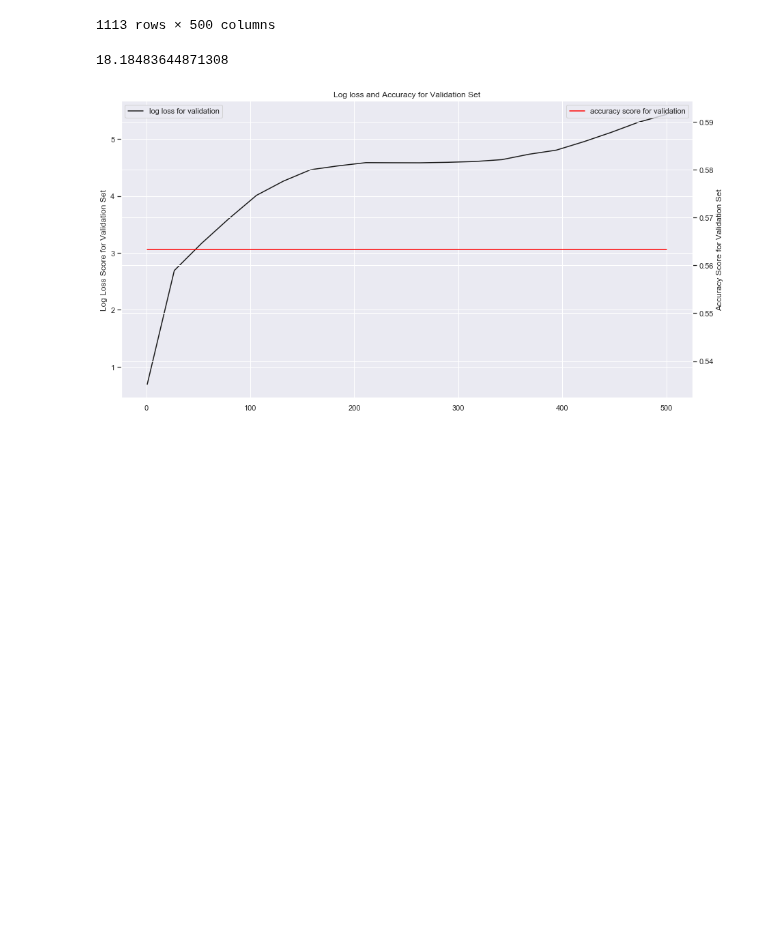
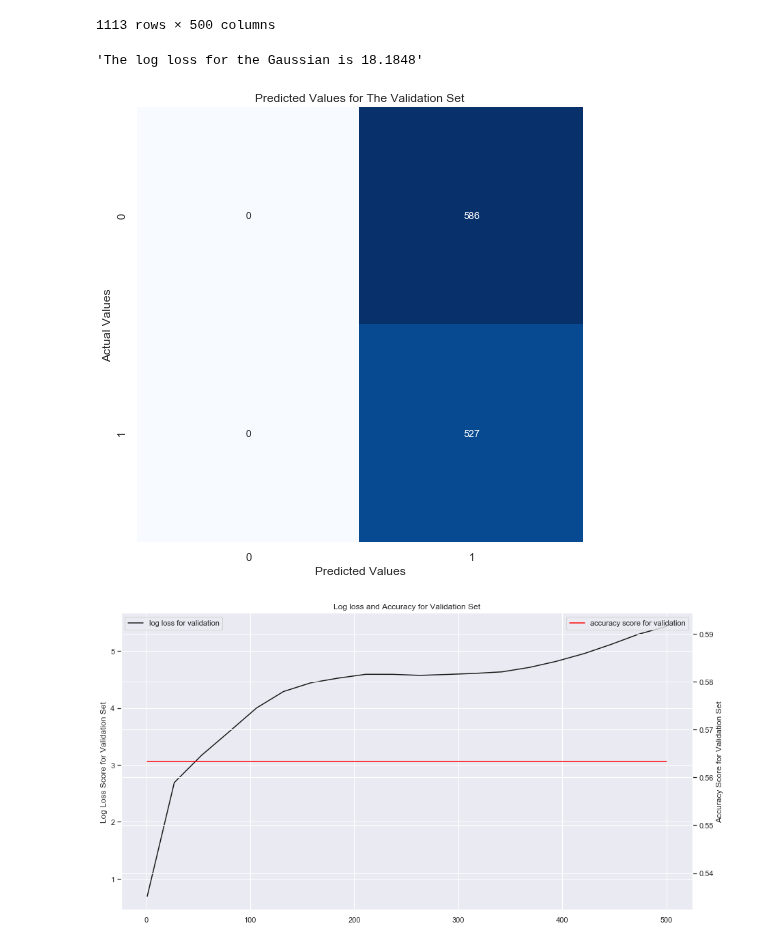
Before and after one commit to aadulan/iaml2018, a Jupyter notebook: Assignments/03_B_MiniChallenge.ipynb, the cells around one changed output. Saved outputs shown, nothing was run; the diff lists cells and outputs as text; code cells hidden in the pictures; blank space fills up the shorter version.

Commit message:
added plots for gaussian

```diff
--- a/Assignments/03_B_MiniChallenge.ipynb
+++ b/Assignments/03_B_MiniChallenge.ipynb
@@ -191,15 +191,35 @@ display(X_validate)
 | 1111 | 0.003057 | 0.000000 | 0.003397 | 0.003397 | 0.003736 | 0.001019 | 0.001019 | 0.002378 | 0.002378 | 0.003057 | ... | ... |
 | 1112 | 0.000000 | 0.000372 | 0.007068 | 0.004464 | 0.001488 | 0.006324 | 0.000000 | 0.000372 | 0.000744 | 0.002976 | ... | ... |
 1113 rows × 500 columns
-# %%
-g_classifier = GaussianNB()
-g_classifier.fit(X_train,y_train)
-pred_v = g_classifier.predict_proba(X_validate)
-# pred_t = g_classifier.predict_proba(X_test)
-l_loss = log_loss(y_validate,pred_v)
-display(l_loss)
-# %% [output]
-18.18483644871308
+# %%
+g_classifier = GaussianNB()
+g_classifier.fit(X_train,y_train)
+pred_v = g_classifier.predict_proba(X_validate)
+pred_t = g_classifier.predict_proba(X_test)
+l_loss = log_loss(y_validate,pred_v)
+display('The log loss for the Gaussian is {:.4f}'.format(l_loss))
+
+
+preds_v = g_classifier.predict(X_validate)
+preds_t = g_classifier.predict(X_test)
+
+cm_v = confusion_matrix(y_validate,preds_v)
+
+plt.figure(figsize=(8,8))
+
+sns.heatmap(cm_v,
+            cmap='Blues',
+            annot=True,
+            fmt="d",
+           cbar=False)
+
+plt.ylabel('Actual Values')
+plt.xlabel('Predicted Values')
+plt.title('Predicted Values for The Validation Set')
+plt.show()
+# %% [output]
+'The log loss for the Gaussian is 18.1848'
+[figure, added]
 # %%
 # range for pca components
 pca_range = np.linspace(1, 500, 20, dtype=int)
```
Also changed, not shown: parts of 2 cells of this notebook.
